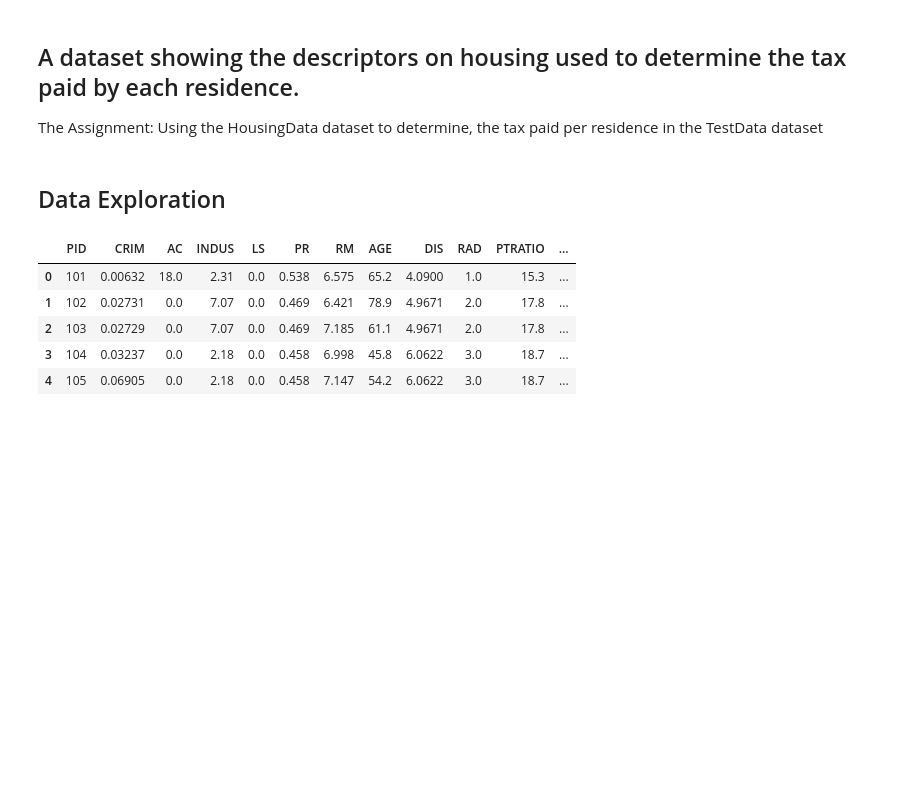
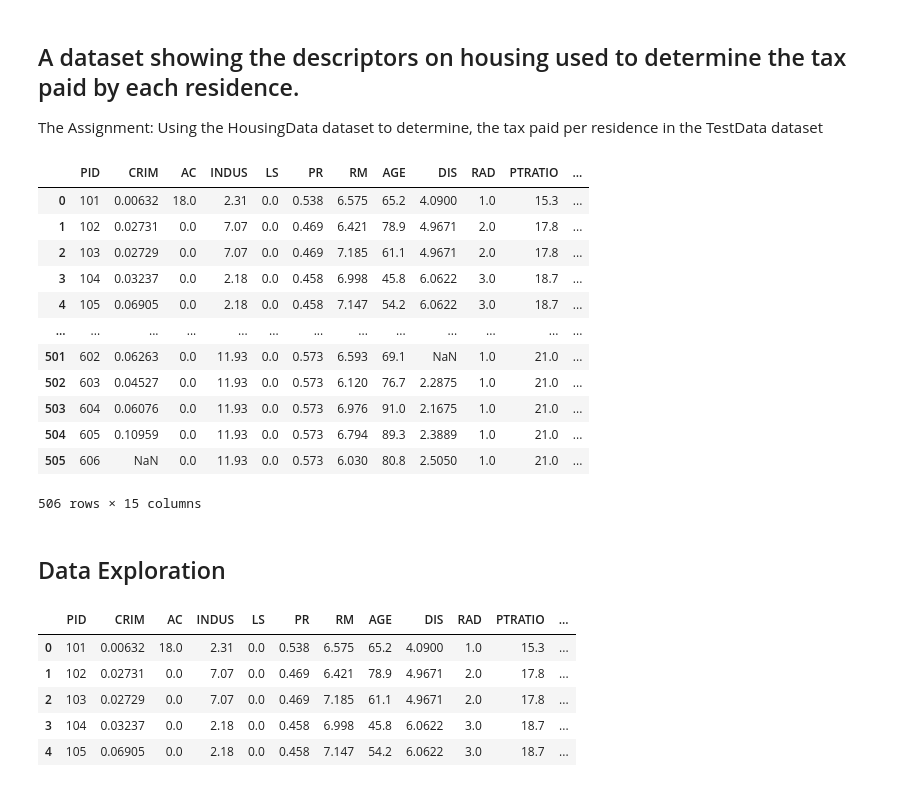
Before and after one commit to slubambo/Housing-Data-Dataset-Prediction, a Jupyter notebook: HousingData.ipynb, the cells around one changed output. Cells and saved outputs as stored; diff of their text form; code cells hidden in the pictures; blank space fills up the shorter version.

```diff
--- a/HousingData.ipynb
+++ b/HousingData.ipynb
@@ -5,14 +5,34 @@ The Assignment: Using the HousingData dataset to determine, the tax paid per res
 # %%
 #Importing Libraries
 import pandas as pd
 
 #importing datasets
-df = pd.read_excel(r'HousingData.xlsx')
-test = pd.read_csv(r'TestData.csv')
+data = pd.read_excel(r'HousingData.xlsx')
+testData = pd.read_csv(r'TestData.csv')
+
+df = pd.DataFrame(data)
+
+test = pd.DataFrame(testData)
 
 #Drop duplicates if any
 df=df.drop_duplicates()
 test=test.drop_duplicates()
+
+df
+# %% [output]
+|  | PID | CRIM | AC | INDUS | LS | PR | RM | AGE | DIS | RAD | PTRATIO | ... |
+| 0 | 101 | 0.00632 | 18.0 | 2.31 | 0.0 | 0.538 | 6.575 | 65.2 | 4.0900 | 1.0 | 15.3 | ... |
+| 1 | 102 | 0.02731 | 0.0 | 7.07 | 0.0 | 0.469 | 6.421 | 78.9 | 4.9671 | 2.0 | 17.8 | ... |
+| 2 | 103 | 0.02729 | 0.0 | 7.07 | 0.0 | 0.469 | 7.185 | 61.1 | 4.9671 | 2.0 | 17.8 | ... |
+| 3 | 104 | 0.03237 | 0.0 | 2.18 | 0.0 | 0.458 | 6.998 | 45.8 | 6.0622 | 3.0 | 18.7 | ... |
+| 4 | 105 | 0.06905 | 0.0 | 2.18 | 0.0 | 0.458 | 7.147 | 54.2 | 6.0622 | 3.0 | 18.7 | ... |
+| ... | ... | ... | ... | ... | ... | ... | ... | ... | ... | ... | ... | ... |
+| 501 | 602 | 0.06263 | 0.0 | 11.93 | 0.0 | 0.573 | 6.593 | 69.1 | NaN | 1.0 | 21.0 | ... |
+| 502 | 603 | 0.04527 | 0.0 | 11.93 | 0.0 | 0.573 | 6.120 | 76.7 | 2.2875 | 1.0 | 21.0 | ... |
+| 503 | 604 | 0.06076 | 0.0 | 11.93 | 0.0 | 0.573 | 6.976 | 91.0 | 2.1675 | 1.0 | 21.0 | ... |
+| 504 | 605 | 0.10959 | 0.0 | 11.93 | 0.0 | 0.573 | 6.794 | 89.3 | 2.3889 | 1.0 | 21.0 | ... |
+| 505 | 606 | NaN | 0.0 | 11.93 | 0.0 | 0.573 | 6.030 | 80.8 | 2.5050 | 1.0 | 21.0 | ... |
+506 rows × 15 columns
 # %% [markdown]
 ## Data Exploration
 # %%
```
Also changed, not shown: parts of 11 cells of this notebook, 1 other file.
